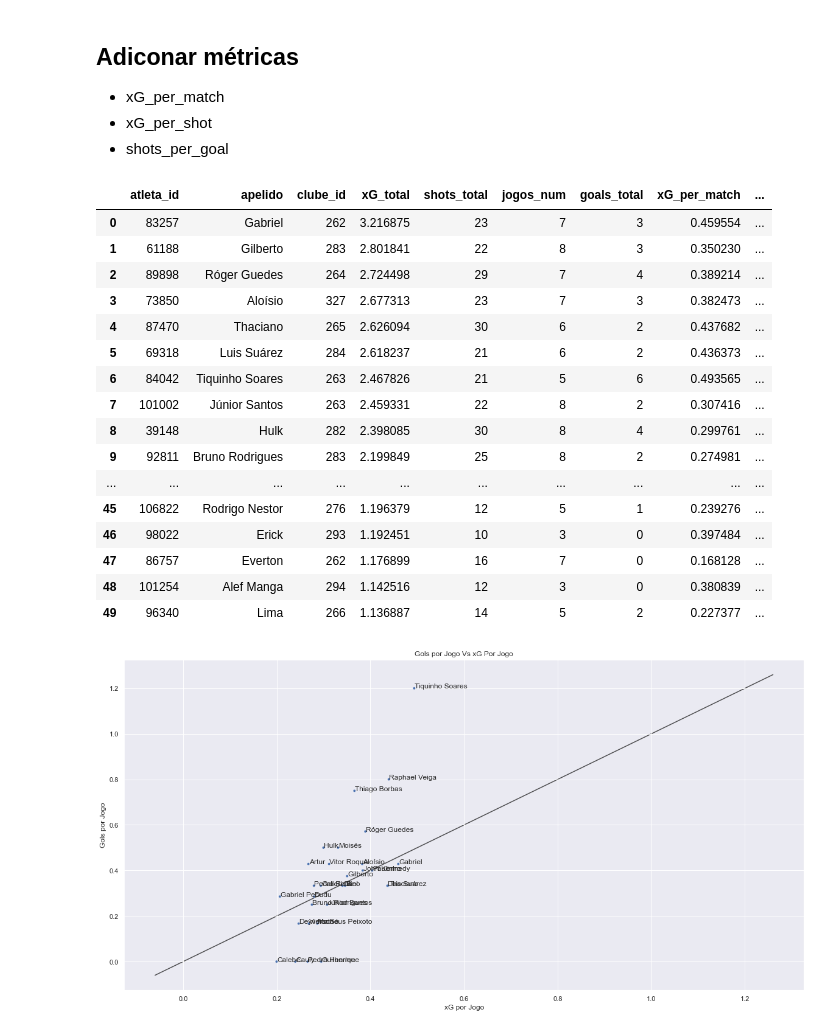
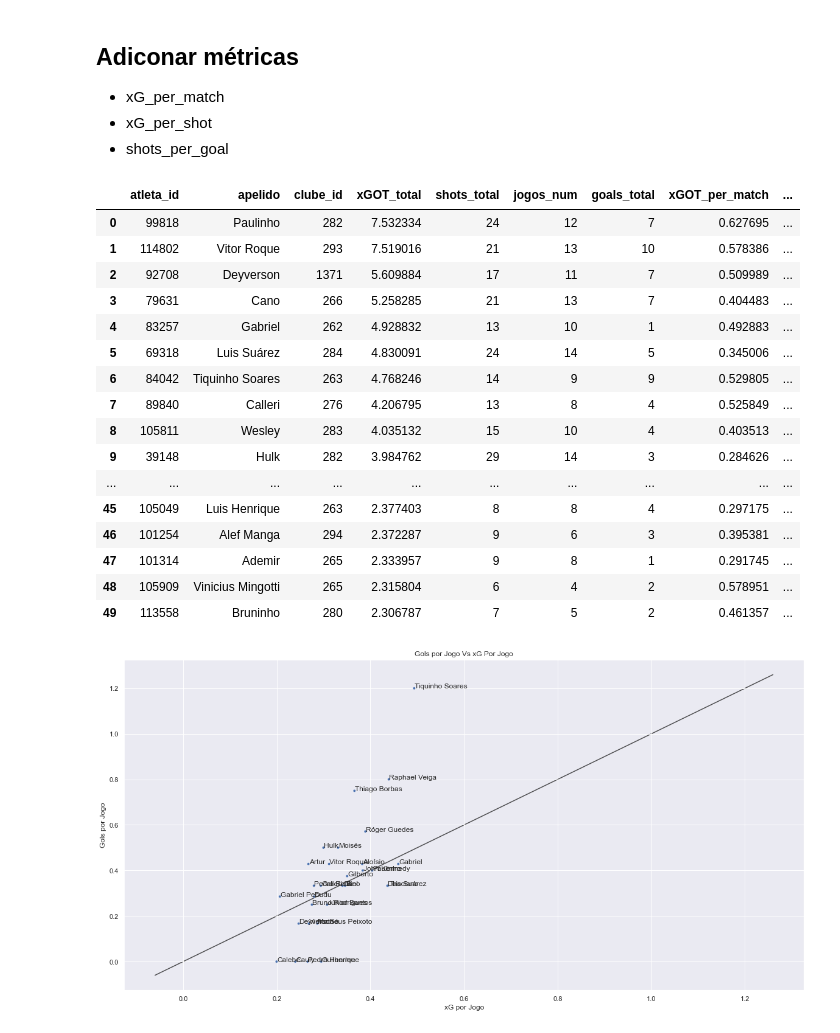
Before and after one commit to patalanov/gm-ml, a Jupyter notebook: gm_xgot.ipynb, the cells around one changed output. Cells and saved outputs as stored; diff of their text form; code cells hidden in the pictures.

```diff
--- a/gm_xgot.ipynb
+++ b/gm_xgot.ipynb
@@ -538,6 +534,8 @@ def xgboost_xG(df=None, torneio=None, edicao=None, filtrar=False):
 #df_brasileiro = logistic_regression_xG(df, 'Brasileiro', 2021, filtrar=True)
 
 # treinar xG com dados de todos os torneios
-df_geral = logistic_regression_xG(df=df_assists_on_pitch)
+#df_geral = logistic_regression_xG(df=df_shots_on_target)
+df_geral = xgboost_xG(df=df_shots_on_target)
+
 # filtrar apenas lances do campeonato brasileiro
-df_brasileiro = df_geral.loc[(df_assists_on_pitch['Torneio']=='Brasileiro')&(df_assists_on_pitch['Edicao']==2023)]
+df_brasileiro = df_geral.loc[(df_shots_on_target['Torneio']=='Brasileiro')&(df_shots_on_target['Edicao']==2023)]
@@ -1796,40 +823,40 @@ df_atletas.head(30)
 - xG_per_shot
 - shots_per_goal
 # %%
-df_atletas2 = df_brasileiro.groupby(['atleta_id', 'apelido', 'clube_id']).agg(xG_total=('xG', 'sum'),
+df_atletas2 = df_brasileiro.groupby(['atleta_id', 'apelido', 'clube_id']).agg(xGOT_total=('xGOT', 'sum'),
                                                                              shots_total=('Lance', 'count'),
                                                                              jogos_num=('rodada_id', 'nunique'),
                                                                              goals_total=('Goal', 'sum')).reset_index()
-df_atletas2['xG_per_match']=df_atletas2['xG_total']/df_atletas2['jogos_num']
+df_atletas2['xGOT_per_match']=df_atletas2['xGOT_total']/df_atletas2['jogos_num']
 df_atletas2['G_per_match']=df_atletas2['goals_total']/df_atletas2['jogos_num']
-df_atletas2['xG_per_shot'] = df_atletas2['xG_total']/df_atletas2['shots_total']
+df_atletas2['xGOT_per_shot'] = df_atletas2['xGOT_total']/df_atletas2['shots_total']
 df_atletas2['shots_per_goal'] = df_atletas2['shots_total']/df_atletas2['goals_total']
 df_atletas2['clube'] = df_atletas2['clube_id'].map(times_dict_r)
 df_atletas2['clube'] = df_atletas2['clube'].map(team_icons)
 
-xg_total = df_atletas2.sort_values(by='xG_total',ascending=False).reset_index(drop=True)
+xg_total = df_atletas2.sort_values(by='xGOT_total',ascending=False).reset_index(drop=True)
 
 #df_atletas2 = df_atletas2[df_atletas2['clube_id'].isin(clubes_ids)].sort_values(by='xG_total',ascending=False).reset_index(drop=True)
 
 xg_total.head(50)
 # %% [output]
-|  | atleta_id | apelido | clube_id | xG_total | shots_total | jogos_num | goals_total | xG_per_match | ... |
-| 0 | 83257 | Gabriel | 262 | 3.216875 | 23 | 7 | 3 | 0.459554 | ... |
-| 1 | 61188 | Gilberto | 283 | 2.801841 | 22 | 8 | 3 | 0.350230 | ... |
-| 2 | 89898 | Róger Guedes | 264 | 2.724498 | 29 | 7 | 4 | 0.389214 | ... |
-| 3 | 73850 | Aloísio | 327 | 2.677313 | 23 | 7 | 3 | 0.382473 | ... |
-| 4 | 87470 | Thaciano | 265 | 2.626094 | 30 | 6 | 2 | 0.437682 | ... |
-| 5 | 69318 | Luis Suárez | 284 | 2.618237 | 21 | 6 | 2 | 0.436373 | ... |
-| 6 | 84042 | Tiquinho Soares | 263 | 2.467826 | 21 | 5 | 6 | 0.493565 | ... |
-| 7 | 101002 | Júnior Santos | 263 | 2.459331 | 22 | 8 | 2 | 0.307416 | ... |
-| 8 | 39148 | Hulk | 282 | 2.398085 | 30 | 8 | 4 | 0.299761 | ... |
-| 9 | 92811 | Bruno Rodrigues | 283 | 2.199849 | 25 | 8 | 2 | 0.274981 | ... |
+|  | atleta_id | apelido | clube_id | xGOT_total | shots_total | jogos_num | goals_total | xGOT_per_match | ... |
+| 0 | 99818 | Paulinho | 282 | 7.532334 | 24 | 12 | 7 | 0.627695 | ... |
+| 1 | 114802 | Vitor Roque | 293 | 7.519016 | 21 | 13 | 10 | 0.578386 | ... |
+| 2 | 92708 | Deyverson | 1371 | 5.609884 | 17 | 11 | 7 | 0.509989 | ... |
+| 3 | 79631 | Cano | 266 | 5.258285 | 21 | 13 | 7 | 0.404483 | ... |
+| 4 | 83257 | Gabriel | 262 | 4.928832 | 13 | 10 | 1 | 0.492883 | ... |
+| 5 | 69318 | Luis Suárez | 284 | 4.830091 | 24 | 14 | 5 | 0.345006 | ... |
+| 6 | 84042 | Tiquinho Soares | 263 | 4.768246 | 14 | 9 | 9 | 0.529805 | ... |
+| 7 | 89840 | Calleri | 276 | 4.206795 | 13 | 8 | 4 | 0.525849 | ... |
+| 8 | 105811 | Wesley | 283 | 4.035132 | 15 | 10 | 4 | 0.403513 | ... |
+| 9 | 39148 | Hulk | 282 | 3.984762 | 29 | 14 | 3 | 0.284626 | ... |
 | ... | ... | ... | ... | ... | ... | ... | ... | ... | ... |
-| 45 | 106822 | Rodrigo Nestor | 276 | 1.196379 | 12 | 5 | 1 | 0.239276 | ... |
-| 46 | 98022 | Erick | 293 | 1.192451 | 10 | 3 | 0 | 0.397484 | ... |
-| 47 | 86757 | Everton | 262 | 1.176899 | 16 | 7 | 0 | 0.168128 | ... |
-| 48 | 101254 | Alef Manga | 294 | 1.142516 | 12 | 3 | 0 | 0.380839 | ... |
-| 49 | 96340 | Lima | 266 | 1.136887 | 14 | 5 | 2 | 0.227377 | ... |
+| 45 | 105049 | Luis Henrique | 263 | 2.377403 | 8 | 8 | 4 | 0.297175 | ... |
+| 46 | 101254 | Alef Manga | 294 | 2.372287 | 9 | 6 | 3 | 0.395381 | ... |
+| 47 | 101314 | Ademir | 265 | 2.333957 | 9 | 8 | 1 | 0.291745 | ... |
+| 48 | 105909 | Vinicius Mingotti | 265 | 2.315804 | 6 | 4 | 2 | 0.578951 | ... |
+| 49 | 113558 | Bruninho | 280 | 2.306787 | 7 | 5 | 2 | 0.461357 | ... |
 # %%
 def xG_fit(df,rodada):
     # pegar apenas 30
```
Also changed, not shown: parts of 79 cells of this notebook, 1 other file.
